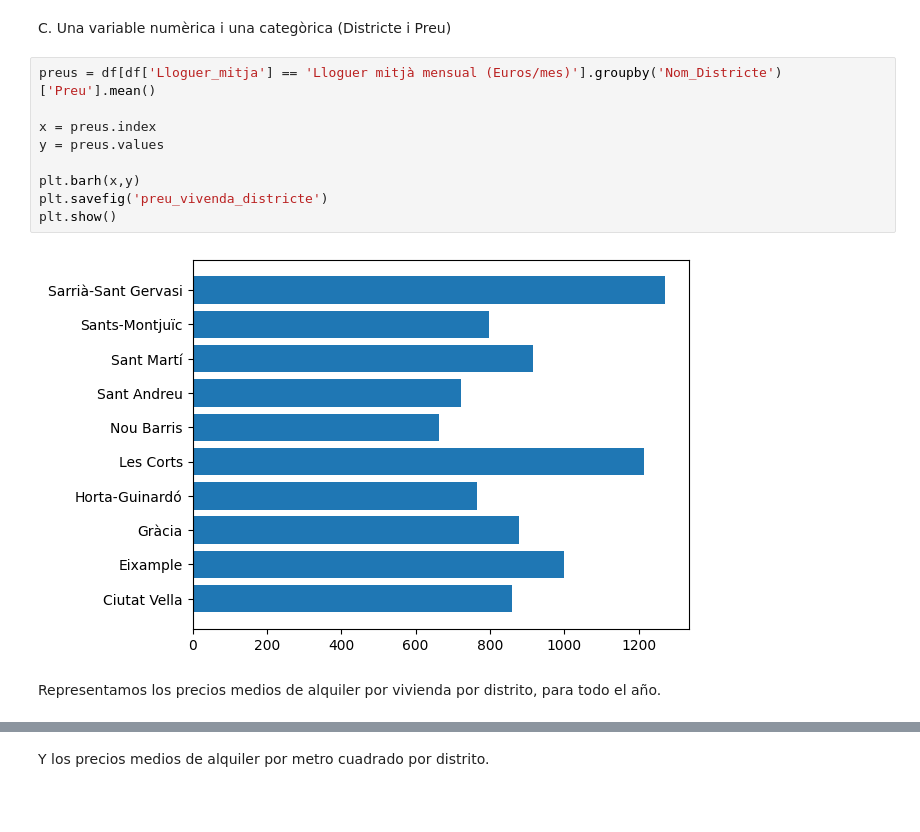
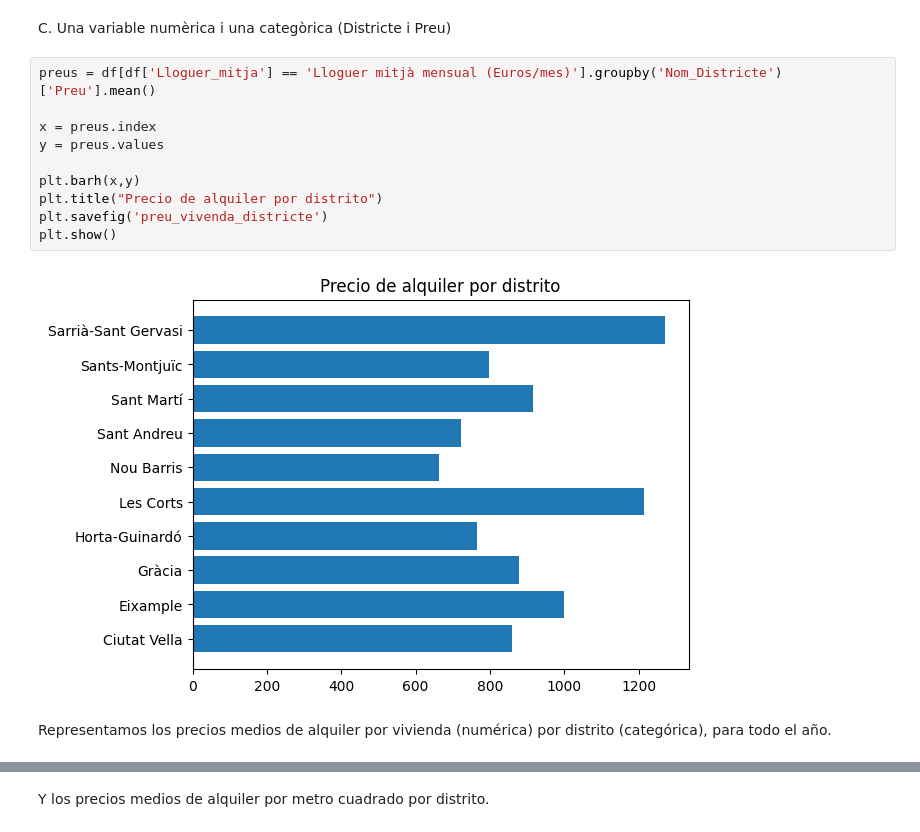
Before and after one commit to aar-x/visualitzacio_exploratoria, a Jupyter notebook: M4_T01.ipynb, the cells around one changed output, grey strips where cells are left out. Saved outputs shown, nothing was run; the diff lists cells and outputs as text; blank space fills up the shorter version.

```diff
--- a/M4_T01.ipynb
+++ b/M4_T01.ipynb
@@ -237,16 +251,17 @@ C. Una variable numèrica i una categòrica (Districte i Preu)
 # %%
 preus = df[df['Lloguer_mitja'] == 'Lloguer mitjà mensual (Euros/mes)'].groupby('Nom_Districte')['Preu'].mean()
 
 x = preus.index
 y = preus.values
 
 plt.barh(x,y)
+plt.title("Precio de alquiler por distrito")
 plt.savefig('preu_vivenda_districte')
 plt.show()
 # %% [output]
-[figure, old version]
+[figure, new version]
 # %% [markdown]
-Representamos los precios medios de alquiler por vivienda por distrito, para todo el año.
+Representamos los precios medios de alquiler por vivienda (numérica) por distrito (categórica), para todo el año.
 # %%
 preus = df[df['Lloguer_mitja'] == 'Lloguer mitjà per superfície (Euros/m2 mes)'].groupby('Nom_Districte')['Preu'].mean()
 
```
Also changed, not shown: parts of 95 cells of this notebook.
